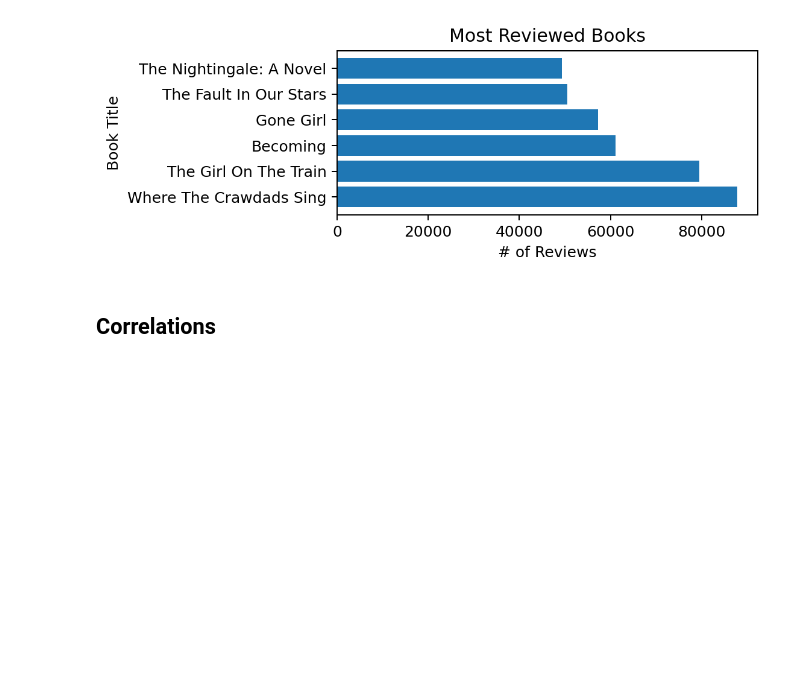
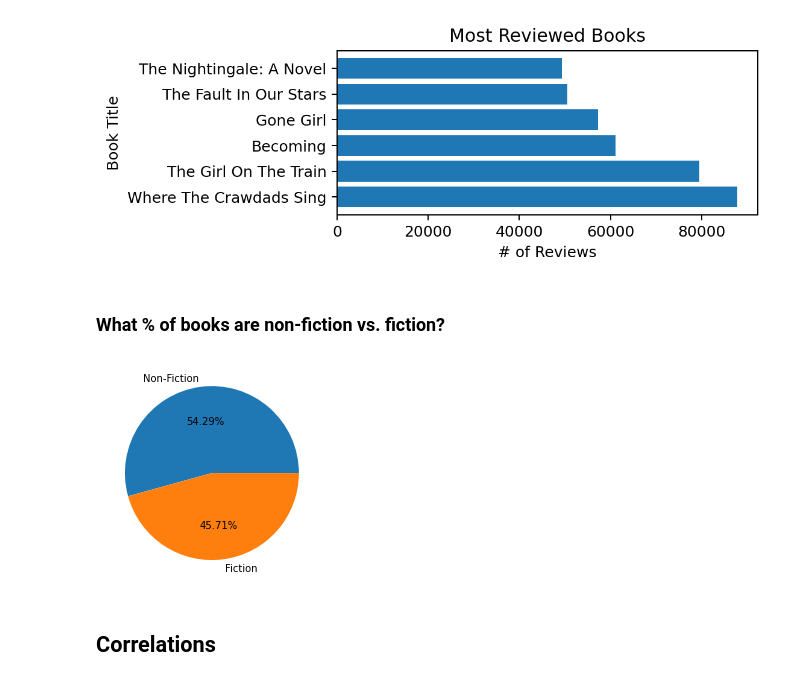
Before and after one commit to exw4141/bestselling-books-eda, a Jupyter notebook: bestselling-books-eda.ipynb, the cells around one changed output. Cells and saved outputs as stored; diff of their text form; code cells hidden in the pictures; blank space fills up the shorter version.

Commit message:
Created pie chart to display the percentage of non-fiction books vs. fiction books

```diff
--- a/bestselling-books-eda.ipynb
+++ b/bestselling-books-eda.ipynb
@@ -262,6 +301,17 @@ plt.ylabel('Book Title')
 plt.show()
 # %% [output]
 [figure]
+# %% [markdown]
+### What % of books are non-fiction vs. fiction?
+# %%
+non_fiction_count = df[df['Genre']=='Non Fiction']['Genre'].count()
+fiction_count = df[df['Genre']=='Fiction']['Genre'].count()
+
+plt.pie([non_fiction_count, fiction_count], autopct='%.2f%%', labels=['Non-Fiction', 'Fiction'])
+
+plt.show()
+# %% [output]
+[figure, added]
 # %% [markdown]
 ## Correlations
 # %%
```
Also changed, not shown: parts of 13 cells of this notebook.
